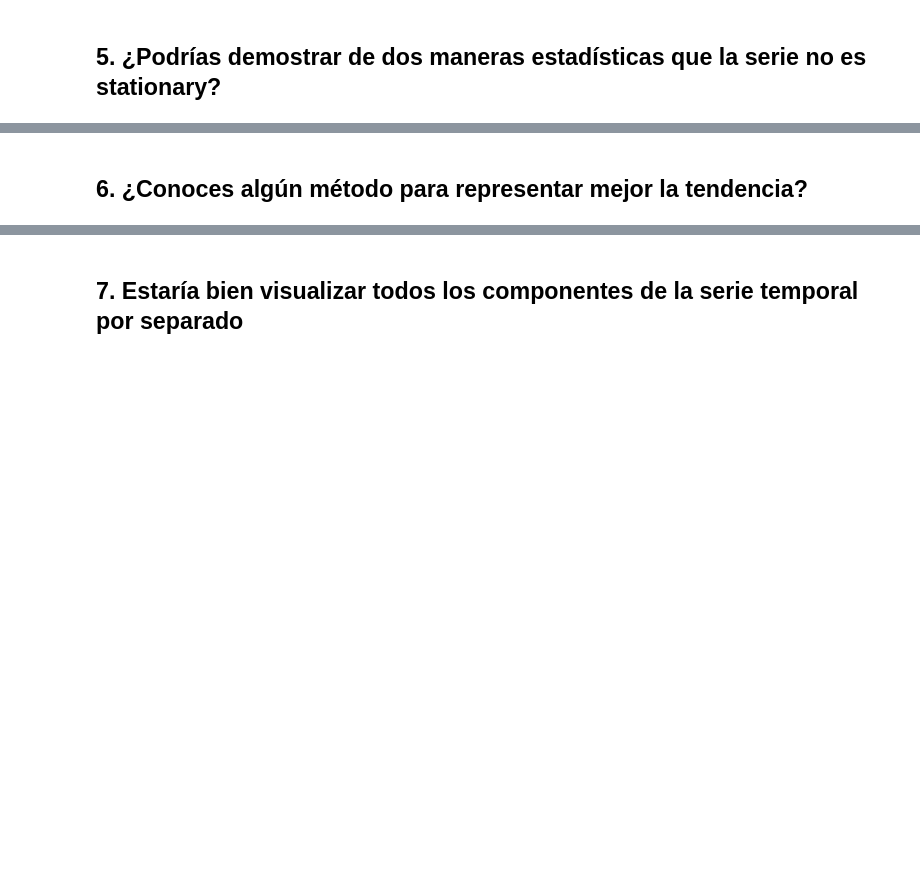
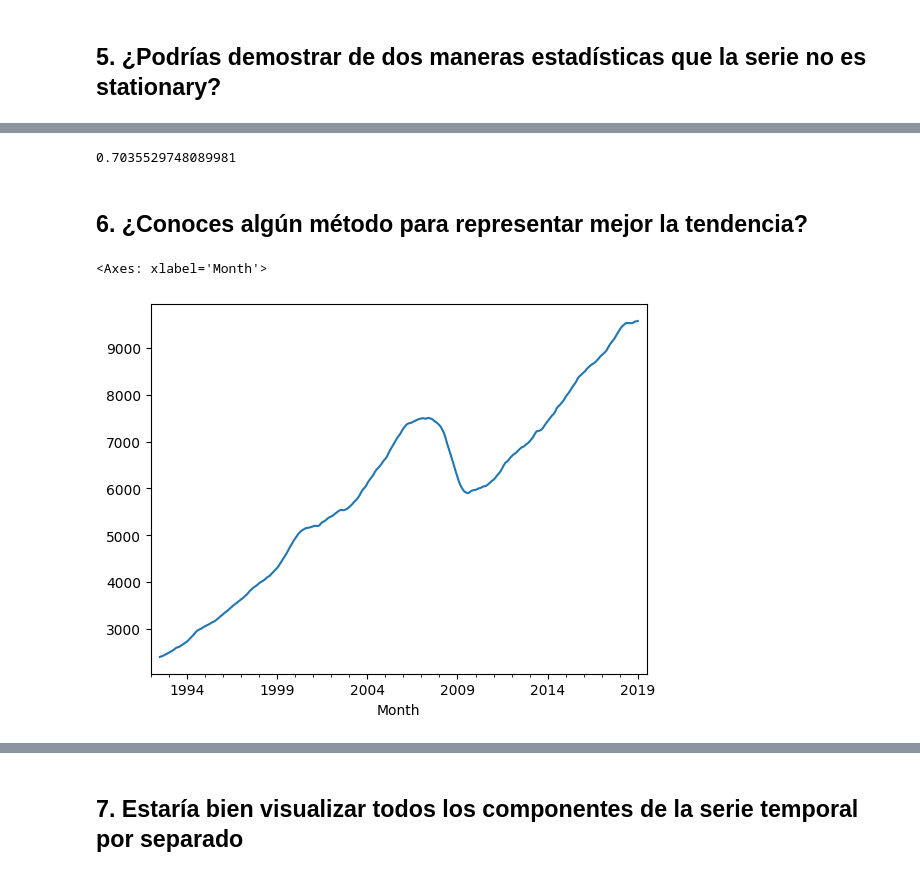
Before and after one commit to MNievas12/2411_dsft_thebridge, a Jupyter notebook: 3-Machine_Learning/1-Supervisado/5-Time_Series/ejercicios/1_ejercicio time series analysis.ipynb, the cells around one changed output, grey strips where cells are left out. Saved outputs shown, nothing was run; the diff lists cells and outputs as text; code cells hidden in the pictures; blank space fills up the shorter version.

```diff
--- a/3-Machine_Learning/1-Supervisado/5-Time_Series/ejercicios/1_ejercicio time series analysis.ipynb
+++ b/3-Machine_Learning/1-Supervisado/5-Time_Series/ejercicios/1_ejercicio time series analysis.ipynb
@@ -25,2 +206,7 @@ Para este ejercicio vas a trabajar con el histórico de valores en bolsa de una
+# %%
+result = adfuller(df['furniture_price_adjusted'])
+result[1]
+# %% [output]
+0.7035529748089981
 # %% [markdown]
 ## 6. ¿Conoces algún método para representar mejor la tendencia?
@@ -26,0 +215,7 @@ Para este ejercicio vas a trabajar con el histórico de valores en bolsa de una
+# %%
+result_add = seasonal_decompose(df['furniture_price_adjusted'], model='additive')
+# %%
+result_add.trend.plot()
+# %% [output]
+<Axes: xlabel='Month'>
+[figure, added]
```
Also changed, not shown: parts of 37 cells of this notebook, 1 other file.
